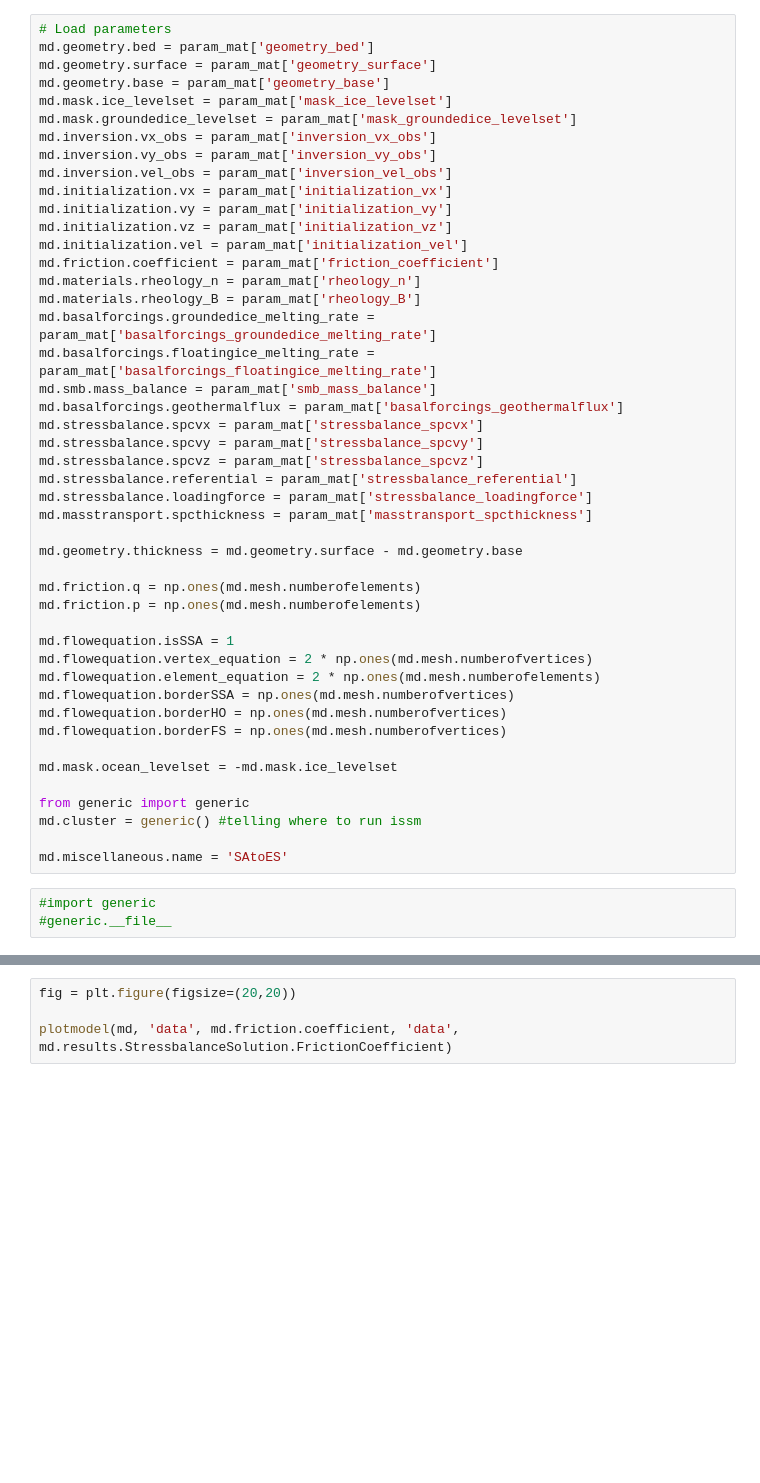
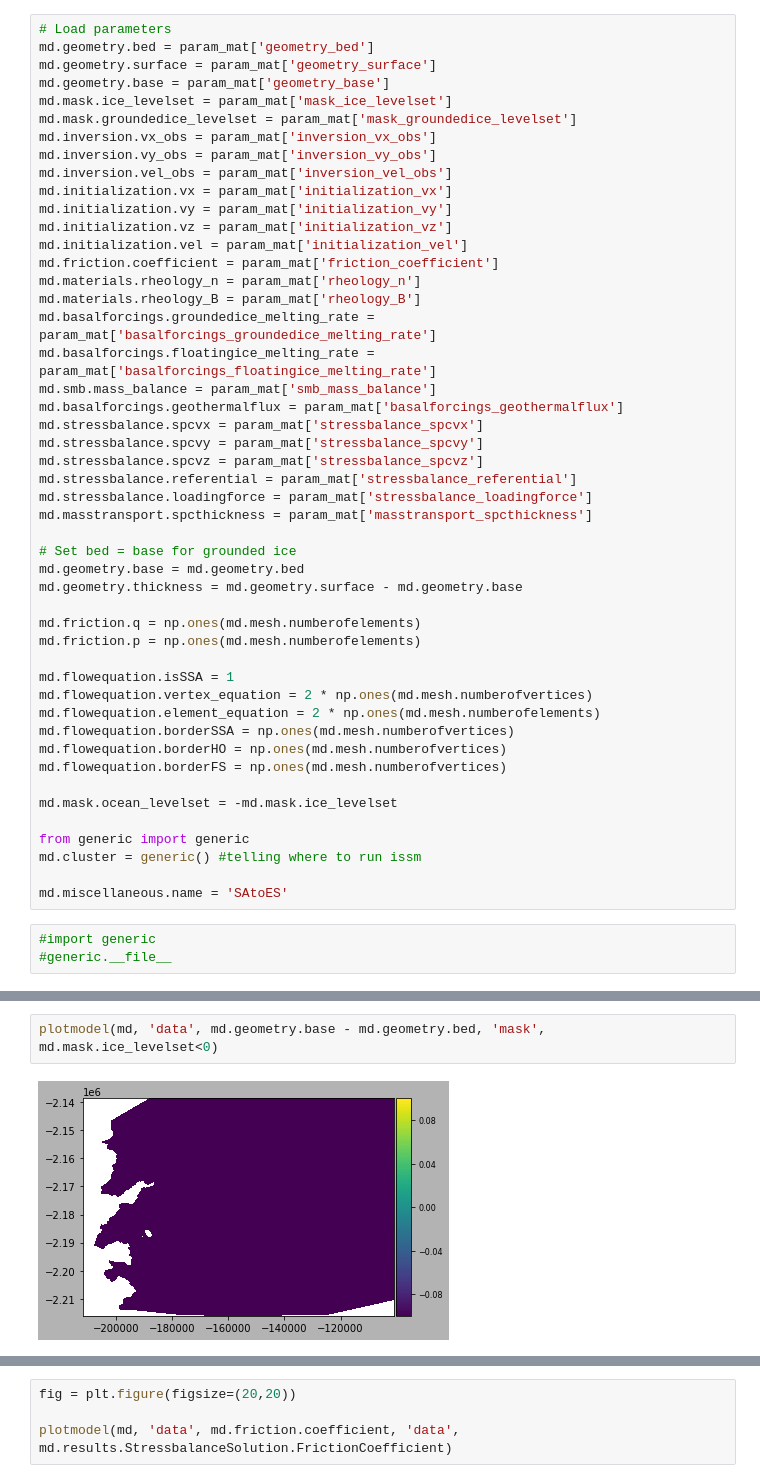
Before and after one commit to dfelikson/GrIS_Outlet_Glacier_Seasonal_dhdt, a Jupyter notebook: runme_terminus_sensitivity.ipynb, the cells around one changed output, grey strips where cells are left out. Saved outputs shown, nothing was run; the diff lists cells and outputs as text; blank space fills up the shorter version.

```diff
--- a/runme_terminus_sensitivity.ipynb
+++ b/runme_terminus_sensitivity.ipynb
@@ -90,6 +90,8 @@ md.stressbalance.referential = param_mat['stressbalance_referential']
 md.stressbalance.loadingforce = param_mat['stressbalance_loadingforce']
 md.masstransport.spcthickness = param_mat['masstransport_spcthickness']
 
+# Set bed = base for grounded ice
+md.geometry.base = md.geometry.bed
 md.geometry.thickness = md.geometry.surface - md.geometry.base
 
 md.friction.q = np.ones(md.mesh.numberofelements)
@@ -132,3 +134,7 @@ if False:
+# %%
+plotmodel(md, 'data', md.geometry.base - md.geometry.bed, 'mask', md.mask.ice_levelset<0)
+# %% [output]
+[figure, added]
 # %%
 # Step 3
 ## Inversion
```
Also changed, not shown: parts of 4 cells of this notebook.
